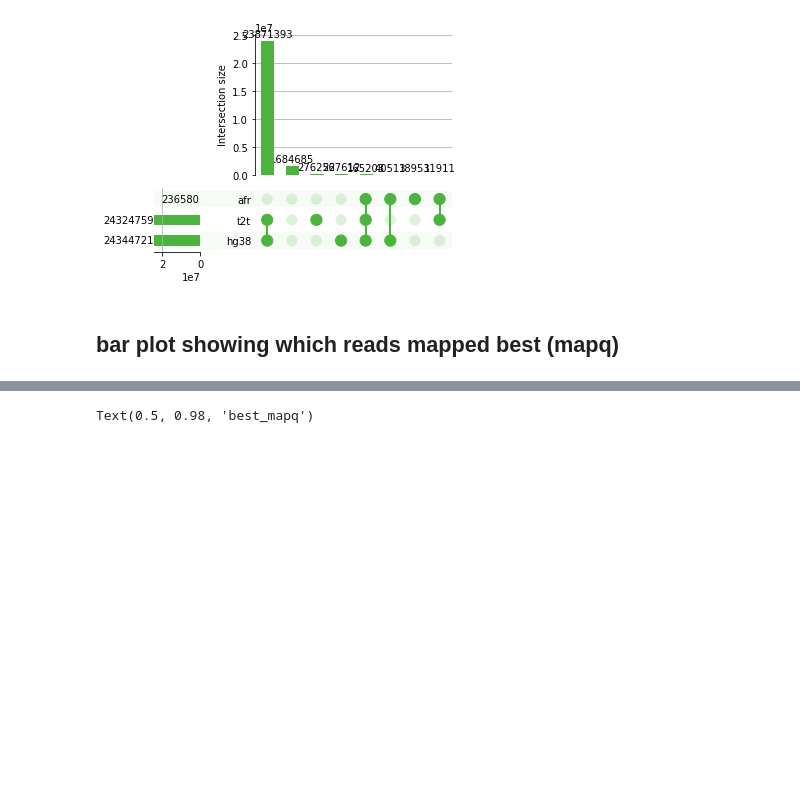
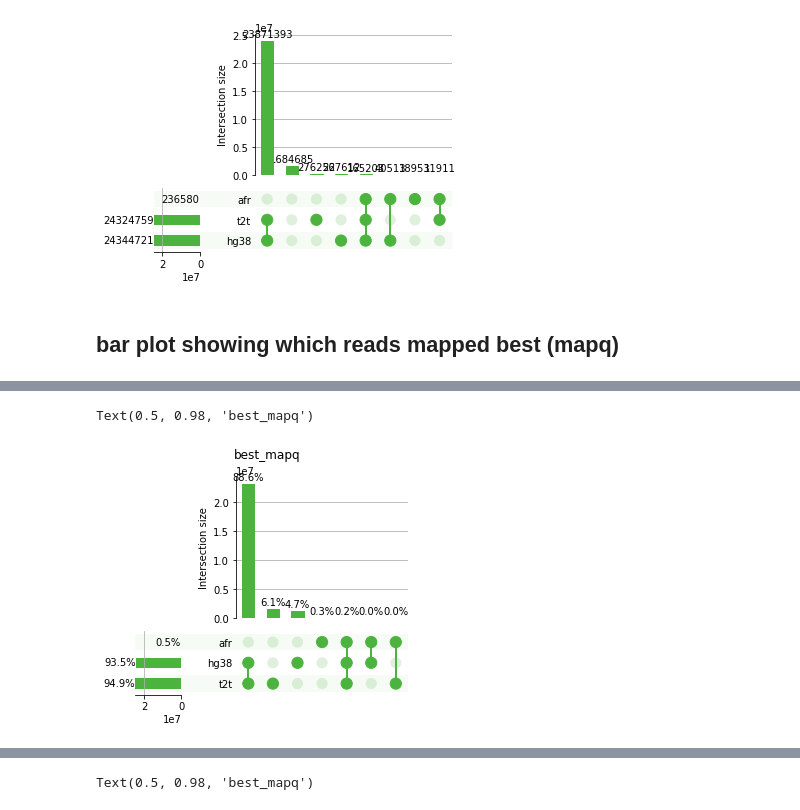
Before and after one commit to fairliereese/240903_pt, a Jupyter notebook: analysis/compare_hg38_t2t_afr.ipynb, the cells around one changed output, grey strips where cells are left out. Drawn from its saved outputs; the diff is of its cells as text; code cells hidden in the pictures; blank space fills up the shorter version.

```diff
--- a/analysis/compare_hg38_t2t_afr.ipynb
+++ b/analysis/compare_hg38_t2t_afr.ipynb
@@ -147,0 +187,7 @@ plt.suptitle(f'Reads w/ mapq>{thresh}')
+# %%
+# assert min mapq
+df = df.loc[df.mapq>thresh]
+
+# groupby read id and mapq to find reads that map equally as well
+df = df.groupby(['read_id', 'mapq']).agg({
+    'assembly': lambda x: ','.join(x)})
@@ -147,0 +204,19 @@ plt.suptitle(f'Reads w/ mapq>{thresh}')
+# %%
+# sort by mapq and dedupe by keeping max
+df.reset_index(inplace=True)
+df = df.sort_values(by='mapq', ascending=False)
+df = df.drop_duplicates(subset=['read_id'], keep='first')
+# %%
+# process out using the upset plot stuff
+df['assembly'] = df.assembly.str.split(',')
+# %%
+df = upsetplot.from_memberships(df.assembly)
+# %%
+ax_dict = upsetplot.UpSet(df, subset_size='count',
+                          facecolor=color,
+                          sort_by='cardinality',
+                          show_percentages=True).plot()
+plt.suptitle('best_mapq') # TODO fix the title
+# %% [output]
+Text(0.5, 0.98, 'best_mapq')
+[figure, added]
```
Also changed, not shown: parts of 12 cells of this notebook, 1 other file.
